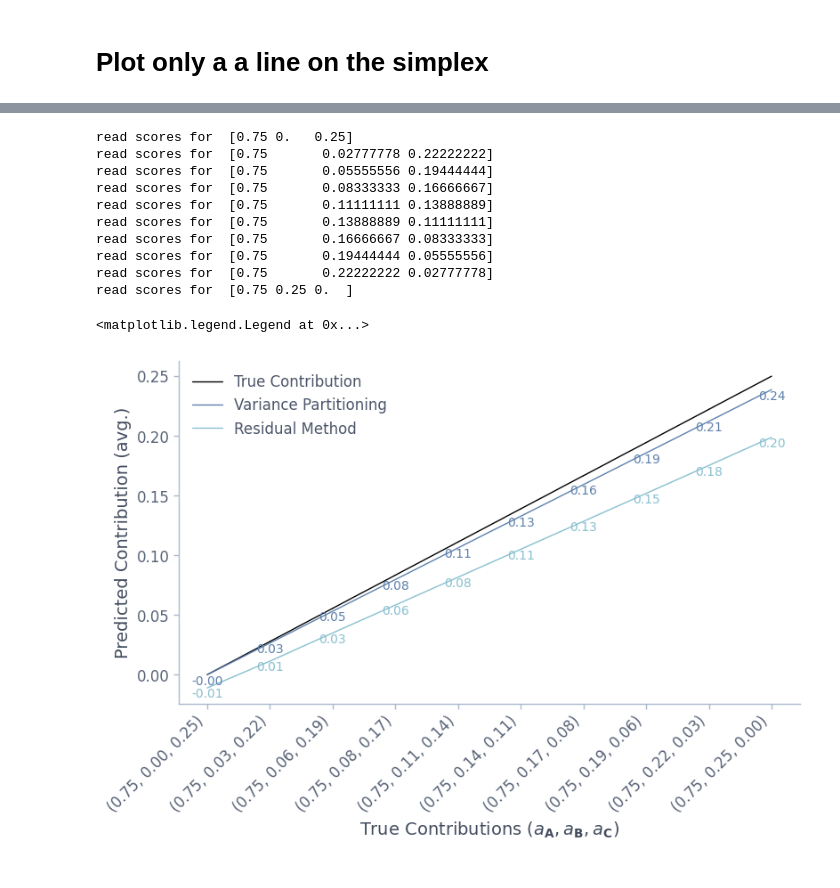
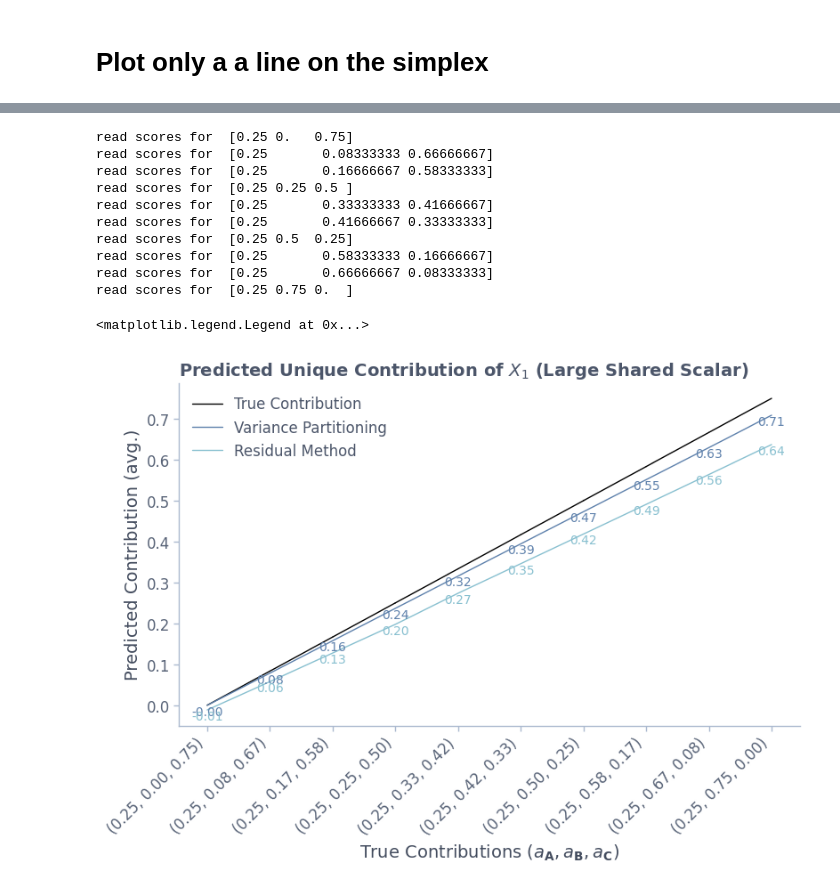
Before and after one commit to leo-schultheiss/compare_variance_residual, a Jupyter notebook: compare_variance_residual/plot_simplex.ipynb, the cells around one changed output, grey strips where cells are left out. Cells and saved outputs as stored; diff of their text form; code cells hidden in the pictures.

```diff
--- a/compare_variance_residual/plot_simplex.ipynb
+++ b/compare_variance_residual/plot_simplex.ipynb
@@ -19,18 +19,29 @@ matplotlib.interactive(True)
 plt.style.use('nord')
 # %% [markdown]
 # Generate scalar points
+# %%
+def generate_barycentric_coordinates(x):
+    """
+    Generates barycentric coordinates for a simplex with x subdivisions.
+
+    Args:
+        x: The number of subdivisions.
+
+    Returns:
+        A NumPy array of barycentric coordinates.
+    """
+
+    coordinates = []
+    for i in range(x + 1):
+        for j in range(x - i + 1):
+            k = x - i - j
+            coordinates.append([i / x, j / x, k / x])
+
+    return np.array(coordinates)
 # %%
-SUBDIVISIONS = 3
+SUBDIVISIONS = 8
 # %%
-scalars_list = [[1, 0, 0], [0, 1, 0], [0, 0, 1]]
-scalars_list = np.array(scalars_list)
-for i in range(SUBDIVISIONS):
-    _scalars_list = []
-    for point_1 in range(len(scalars_list)):
-        for point_2 in range(point_1, len(scalars_list)):
-            interpolation = (scalars_list[point_1] + scalars_list[point_2]) / 2
-            _scalars_list.append(interpolation)
-    scalars_list = _scalars_list
+scalars_list = generate_barycentric_coordinates(SUBDIVISIONS)
 print(len(scalars_list))
 scalars_list
 # %% [output]
@@ -373,7 +382,7 @@ Text(0, 0.5, 'Residual Method')
 # %% [markdown]
 # Plot only a a line on the simplex
 # %%
-shared_scalar = 0.75
+shared_scalar = 0.25
 edges = [[shared_scalar, 1 - shared_scalar, 0], [shared_scalar, 0, 1 - shared_scalar]]
 # %%
 N_POINTS = 9
@@ -467,44 +476,46 @@ for i in range(1, len(interp_points)):
 
 # add xticks of points
 plt.xticks(range(len(interp_points)), [f"({x[0]:.2f}, {x[1]:.2f}, {x[2]:.2f})" for x in interp_points], rotation=45,
            ha='right')
 
-# add labels
-plt.xlabel(r"True Contributions ($a_\mathbf{A}, a_\mathbf{B}, a_\mathbf{C}$)")
-plt.ylabel("Predicted Contribution (avg.)")
 
 # plot error for variance partitioning and residual method
 vp_x1_mean_predicted = []
 rm_x1_mean_predicted = []
 
 for scalars in interp_points:
     scores = pd.read_csv(os.path.join(path, f"scores_{scalars}.csv"))
     print("read scores for ", scalars)
     vp_predicted = scores["vp_x1_unique_score"]
     rm_predicted = scores["rm_x1_unique_score"]
     vp_x1_mean_predicted.append(vp_predicted.mean())
     rm_x1_mean_predicted.append(rm_predicted.mean())
 
 # plot error
 plt.plot(range(0, len(interp_points)), vp_x1_mean_predicted, label="Variance Partitioning")
 plt.plot(range(0, len(interp_points)), rm_x1_mean_predicted, label="Residual Method")
 
 # Annotate each point for Variance Partitioning
 for i in range(len(interp_points)):
     plt.text(i, vp_x1_mean_predicted[i], f"{vp_x1_mean_predicted[i]:.2f}", fontsize=10, ha='center', va='top', color='C0')
     plt.text(i, rm_x1_mean_predicted[i], f"{rm_x1_mean_predicted[i]:.2f}", fontsize=10, ha='center', va='top', color='C1')
 
+# add labels
+plt.xlabel(r"True Contributions ($a_\mathbf{A}, a_\mathbf{B}, a_\mathbf{C}$)")
+plt.ylabel("Predicted Contribution (avg.)")
+plt.title(r"Predicted Unique Contribution of $X_1$ (Large Shared Scalar)")
+
 plt.legend()
 # %% [output]
-read scores for  [0.75 0.   0.25]
-read scores for  [0.75       0.02777778 0.22222222]
-read scores for  [0.75       0.05555556 0.19444444]
-read scores for  [0.75       0.08333333 0.16666667]
-read scores for  [0.75       0.11111111 0.13888889]
-read scores for  [0.75       0.13888889 0.11111111]
-read scores for  [0.75       0.16666667 0.08333333]
-read scores for  [0.75       0.19444444 0.05555556]
-read scores for  [0.75       0.22222222 0.02777778]
-read scores for  [0.75 0.25 0.  ]
+read scores for  [0.25 0.   0.75]
+read scores for  [0.25       0.08333333 0.66666667]
+read scores for  [0.25       0.16666667 0.58333333]
+read scores for  [0.25 0.25 0.5 ]
+read scores for  [0.25       0.33333333 0.41666667]
+read scores for  [0.25       0.41666667 0.33333333]
+read scores for  [0.25 0.5  0.25]
+read scores for  [0.25       0.58333333 0.16666667]
+read scores for  [0.25       0.66666667 0.08333333]
+read scores for  [0.25 0.75 0.  ]
 <matplotlib.legend.Legend at 0x...>
-[figure, old version]
+[figure, new version]
```
Also changed, not shown: parts of 9 cells of this notebook.
